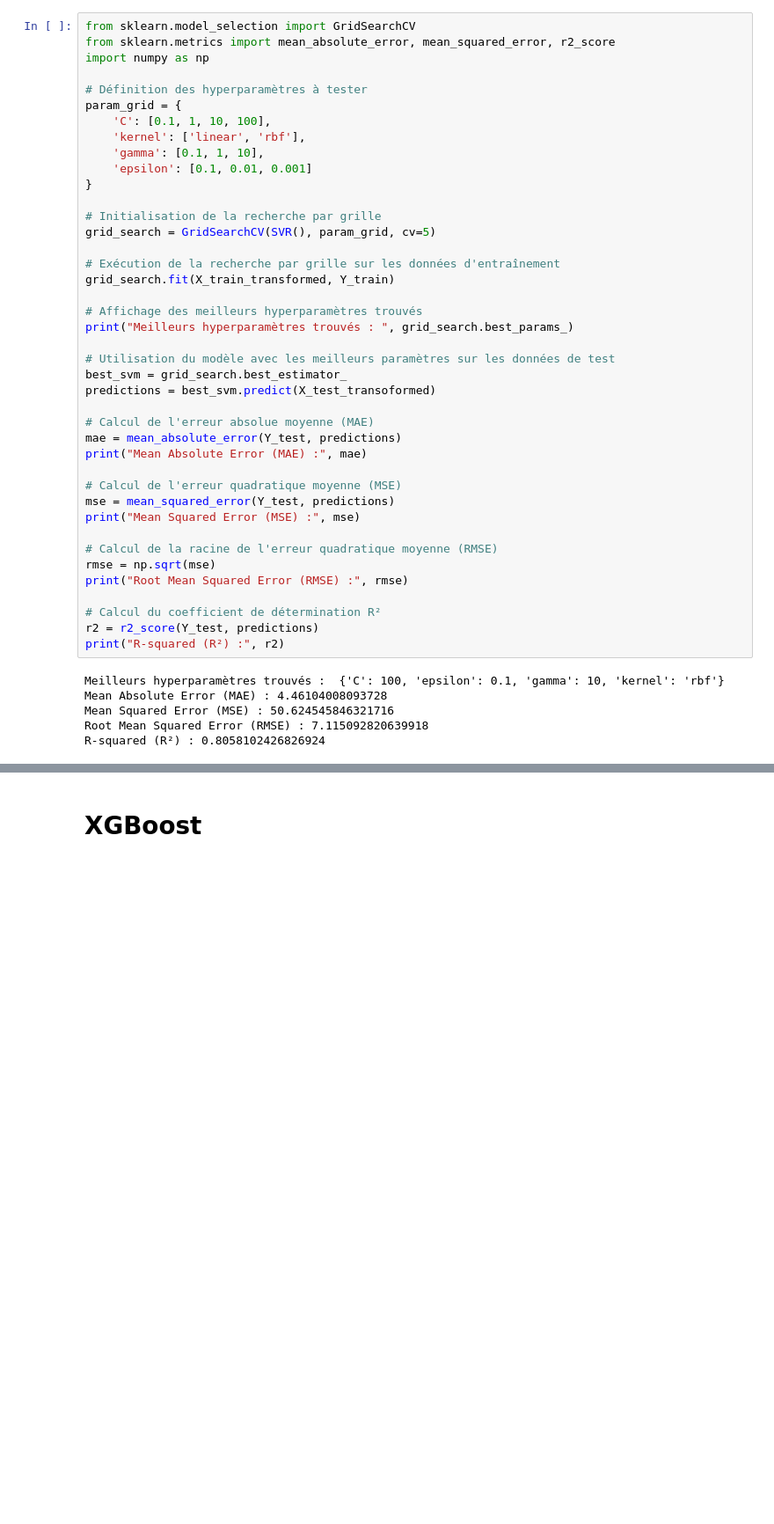
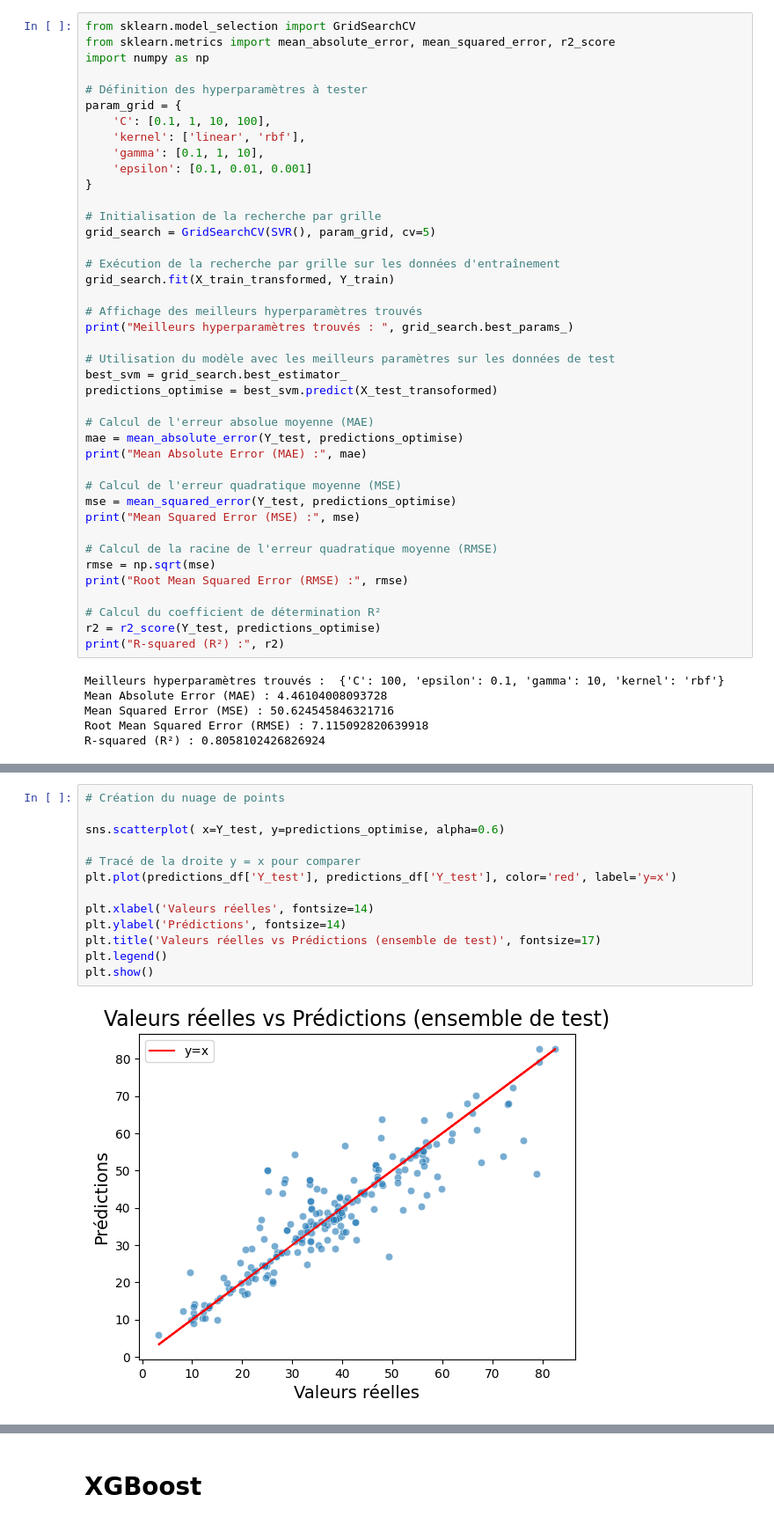
Before and after one commit to younesA99/svm, a Jupyter notebook: SVM.ipynb, the cells around one changed output, grey strips where cells are left out. Shown: that part at 88% size. Drawn from its saved outputs; the diff is of its cells as text; blank space fills up the shorter version.

```diff
--- a/SVM.ipynb
+++ b/SVM.ipynb
@@ -64,14 +137,14 @@ print("Meilleurs hyperparamètres trouvés : ", grid_search.best_params_)
 
 # Utilisation du modèle avec les meilleurs paramètres sur les données de test
 best_svm = grid_search.best_estimator_
-predictions = best_svm.predict(X_test_transoformed)
+predictions_optimise = best_svm.predict(X_test_transoformed)
 
 # Calcul de l'erreur absolue moyenne (MAE)
-mae = mean_absolute_error(Y_test, predictions)
+mae = mean_absolute_error(Y_test, predictions_optimise)
 print("Mean Absolute Error (MAE) :", mae)
 
 # Calcul de l'erreur quadratique moyenne (MSE)
-mse = mean_squared_error(Y_test, predictions)
+mse = mean_squared_error(Y_test, predictions_optimise)
 print("Mean Squared Error (MSE) :", mse)
 
 # Calcul de la racine de l'erreur quadratique moyenne (RMSE)
@@ -79,7 +152,7 @@ rmse = np.sqrt(mse)
 print("Root Mean Squared Error (RMSE) :", rmse)
 
 # Calcul du coefficient de détermination R²
-r2 = r2_score(Y_test, predictions)
+r2 = r2_score(Y_test, predictions_optimise)
 print("R-squared (R²) :", r2)
 # %% [output]
 Meilleurs hyperparamètres trouvés :  {'C': 100, 'epsilon': 0.1, 'gamma': 10, 'kernel': 'rbf'}
@@ -100,0 +176,15 @@ plt.show()
+# %%
+# Création du nuage de points
+
+sns.scatterplot( x=Y_test, y=predictions_optimise, alpha=0.6)
+
+# Tracé de la droite y = x pour comparer
+plt.plot(predictions_df['Y_test'], predictions_df['Y_test'], color='red', label='y=x')
+
+plt.xlabel('Valeurs réelles', fontsize=14)
+plt.ylabel('Prédictions', fontsize=14)
+plt.title('Valeurs réelles vs Prédictions (ensemble de test)', fontsize=17)
+plt.legend()
+plt.show()
+# %% [output]
+[figure, added]
```
Also changed, not shown: parts of 12 cells of this notebook.
